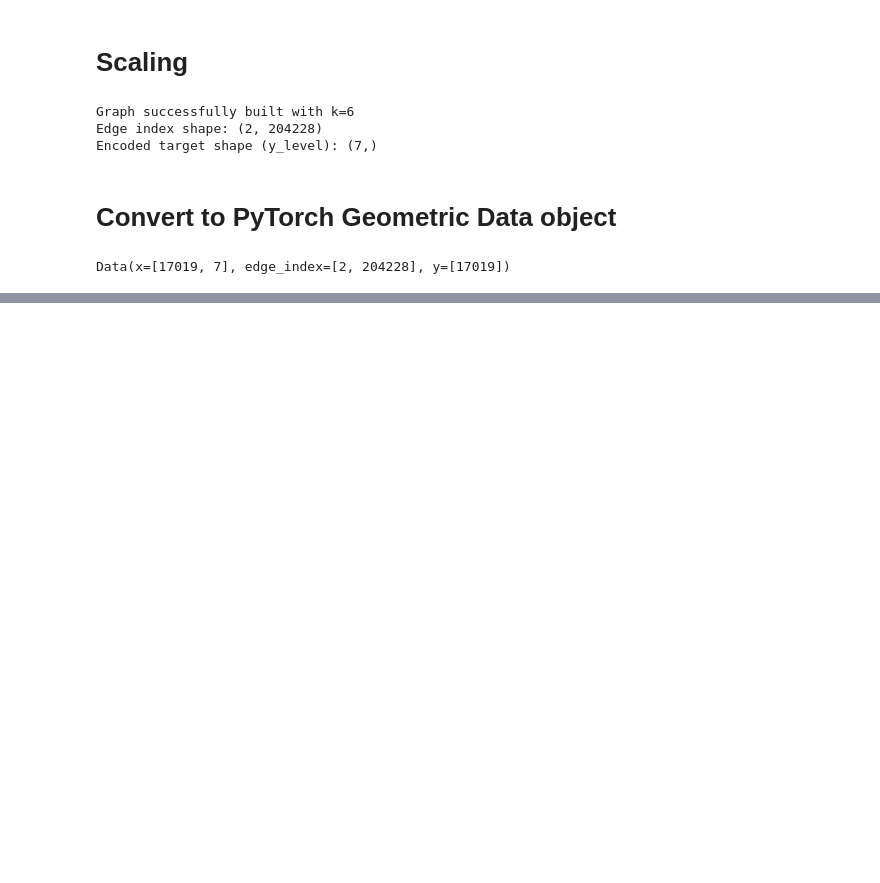
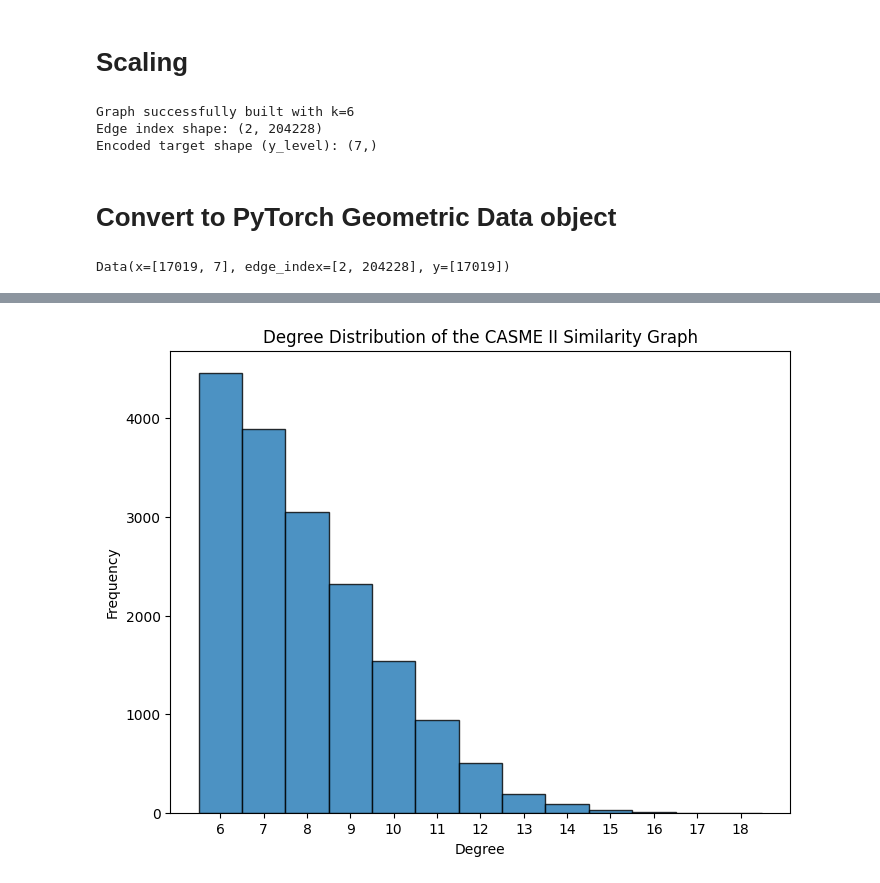
Before and after one commit to sadbinsiddique/Dl-net, a Jupyter notebook: notebook/ssgnn/GNN.ipynb, the cells around one changed output, grey strips where cells are left out. Cells and saved outputs as stored; diff of their text form; code cells hidden in the pictures; blank space fills up the shorter version.

```diff
--- a/notebook/ssgnn/GNN.ipynb
+++ b/notebook/ssgnn/GNN.ipynb
@@ -194,0 +250,51 @@ plt.show()
+# %%
+import numpy as np
+import networkx as nx
+import matplotlib.pyplot as plt
+from sklearn.neighbors import NearestNeighbors
+
+# 1. Compute Nearest Neighbors
+k = 6 # For facial patches/landmarks in CASME II, keep k small (e.g., 4 to 8)
+nbrs = NearestNeighbors(n_neighbors=k+1, metric='euclidean').fit(X_scaled)
+distances, indices = nbrs.kneighbors(X_scaled)
+
+edges = []
+N = len(X_scaled)
+
+for i in range(N):
+    for j in indices[i][1:]:
+        edges.append((i, j))
+        edges.append((j, i))  # make undirected
+
+# 2. Create graph
+G = nx.Graph()
+G.add_edges_from(edges)
+
+# 3. Get Degree sequence
+degree_sequence = [d for _, d in G.degree()]
+
+# --- FIXES APPLIED BELOW ---
+
+# Calculate the exact range of degrees to create perfectly sized integer bins
+min_degree = min(degree_sequence)
+max_degree = max(degree_sequence)
+integer_bins = np.arange(min_degree, max_degree + 2) - 0.5
+
+# Plot degree distribution
+plt.figure(figsize=(8, 6))
+
+# Added edgecolor='black' to make the individual bars look much cleaner
+plt.hist(degree_sequence, bins=integer_bins, edgecolor='black', alpha=0.8)
+
+plt.xlabel("Degree")
+plt.ylabel("Frequency")
+
+# Updated the title to match your specific dataset
+plt.title("Degree Distribution of the CASME II Similarity Graph")
+
+# Force the X-axis to only show whole numbers (since you can't have a degree of 6.5)
+plt.xticks(range(min_degree, max_degree + 1))
+
+plt.show()
+# %% [output]
+[figure, added]
```
Also changed, not shown: parts of 50 cells of this notebook, 16 other files.
